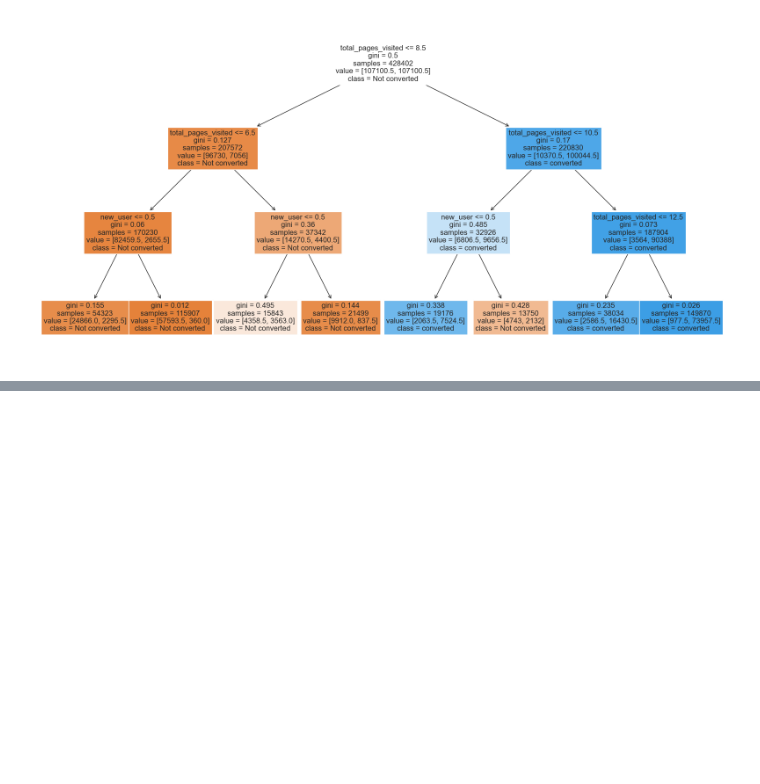
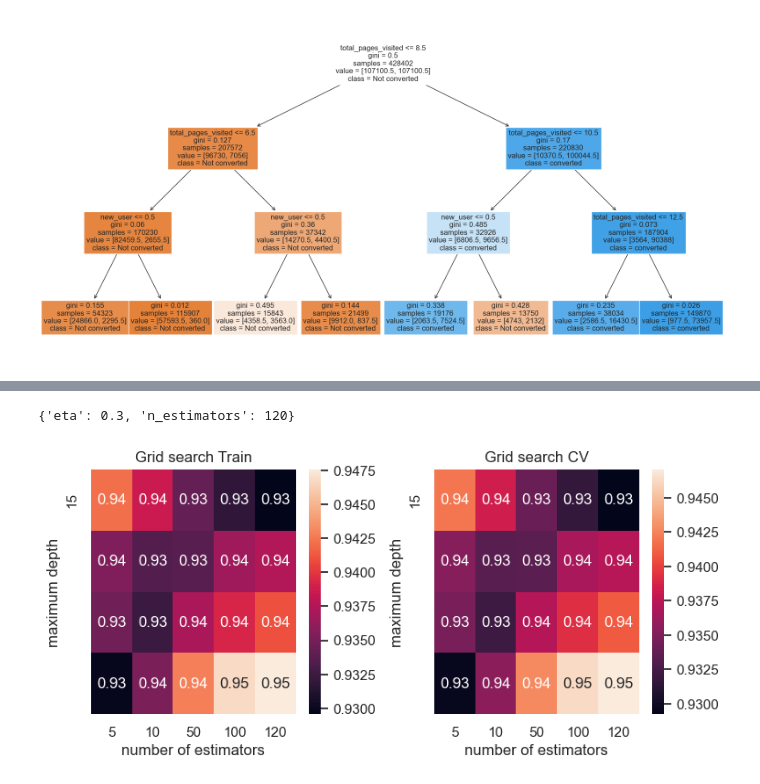
Before and after one commit to aprilzhizhou/ML_projects, a Jupyter notebook: conversion_rate/2_ML_models.ipynb, the cells around one changed output, grey strips where cells are left out. Cells and saved outputs as stored; diff of their text form; code cells hidden in the pictures; blank space fills up the shorter version.

```diff
--- a/conversion_rate/2_ML_models.ipynb
+++ b/conversion_rate/2_ML_models.ipynb
@@ -404,0 +424,14 @@ plt.show()
+# %%
+from sklearn.model_selection import GridSearchCV
+
+t= time.time()
+clf = XGBClassifier(n_jobs= -1,max_depth= 5)
+number_of_estimators = [5, 10, 50, 100, 120]
+# max_depth =[1, 5, 7, 10, 15, 25, 30]
+learning_rates = [0.01, 0.05,0.1,0.3]
+parameters = {'n_estimators': number_of_estimators, 'eta':learning_rates}
+model = GridSearchCV(estimator=clf, param_grid=parameters, cv=5, n_jobs=-1, scoring='recall',return_train_score=True)
+model.fit(X_train_res,y_train_res)
+
+Elapsed = time.time()-t
+print(f"The elapsed time is {Elapsed} seconds.")
@@ -404,0 +440,21 @@ plt.show()
+# %%
+best_params_xgb = model.best_params_
+print(best_params_xgb)
+# %% [output]
+{'eta': 0.3, 'n_estimators': 120}
+# %%
+train_f1 = model.cv_results_['mean_train_score'].reshape(4,5)
+cv_f1 = model.cv_results_['mean_test_score'].reshape(4,5)
+
+
+fig, axes = plt.subplots(1,2,figsize= (8,4))
+plt.tight_layout(pad=3)
+titles = [train_f1,cv_f1]
+for i in range(2):
+    sns.heatmap(titles[i],xticklabels=number_of_estimators,yticklabels=max_depth,annot=True,ax=axes[i])
+    axes[i].set_title(f"Grid search {'Train' if i==0 else 'CV'}")
+    axes[i].set_xlabel("number of estimators")
+    axes[i].set_ylabel("maximum depth")
+plt.show()
+# %% [output]
+[figure, added]
```
Also changed, not shown: parts of 23 cells of this notebook.
